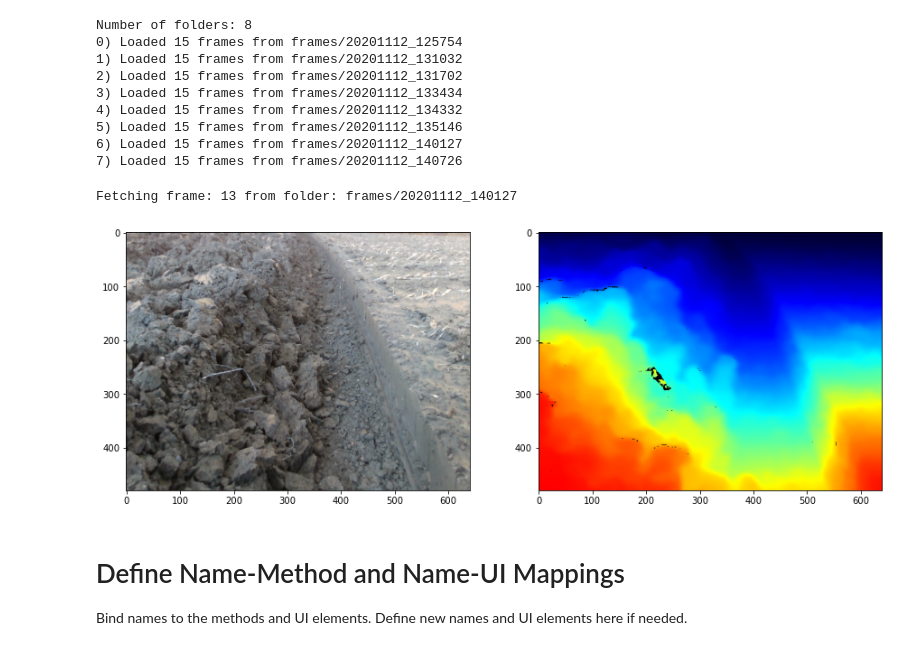
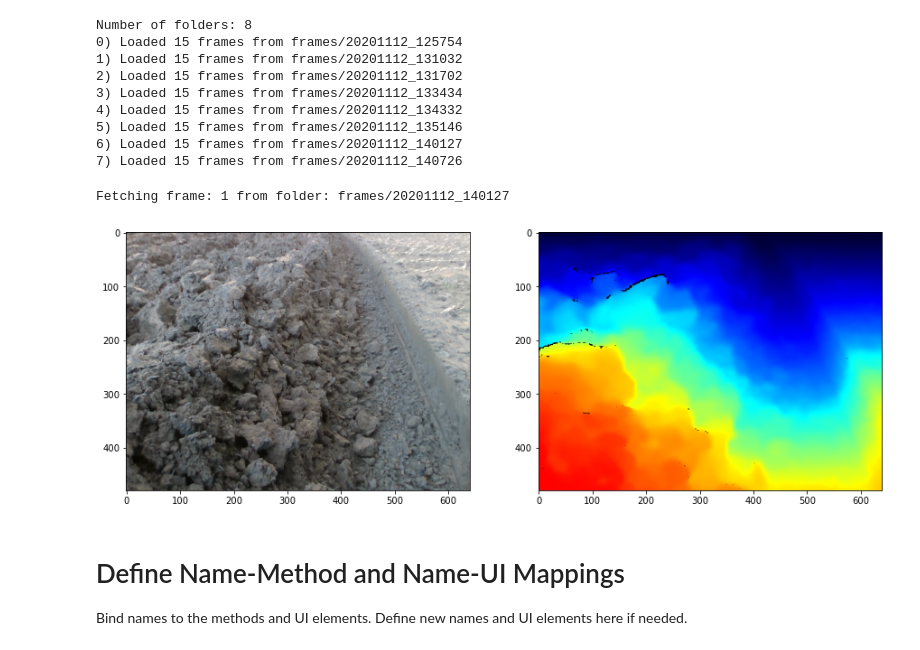
Before and after one commit to free-bit/furrow-edge-detector, a Jupyter notebook: Image Processing & Feature Detection.ipynb, the cells around one changed output. Cells and saved outputs as stored; diff of their text form; code cells hidden in the pictures.

```diff
--- a/Image Processing & Feature Detection.ipynb
+++ b/Image Processing & Feature Detection.ipynb
@@ -434,25 +571,25 @@ Number of folders: 8
 # %%
 # folder_indices = list(range(8))
 # folder_idx = str(random.choice(folder_indices))
 # print("Folder choice:", folder_idx)
 folder_idx = 6
 folder = folders[folder_idx]
 
 # file_indices = list(range(1, 16))
 # frame_idx = str(random.choice(file_indices))
 # print("Frame choice:", frame_idx)
-frame_idx = 12
+frame_idx = 0
 
 print("Fetching frame: {} from folder: {}".format(frame_idx+1, folder))
 rgb_img, depth_img, depth_arr = triplets_per_folder[folder][frame_idx]
 
 show_image_pairs(rgb_img, depth_img)
 
 # frame: 13 from folder: frames/20201112_133434 (3) -> "Grayscale", "Sobel Vertical", "Threshold", "Hough Line"
 # frame: 13 from folder: frames/20201112_140127 (6) -> "Grayscale", "Sobel Vertical", "Spatial Threshold", "Threshold", "Hough Line"
 # %% [output]
-Fetching frame: 13 from folder: frames/20201112_140127
+Fetching frame: 1 from folder: frames/20201112_140127
-[figure, old version]
+[figure, new version]
 # %% [markdown]
 # Define Name-Method and Name-UI Mappings
 
```
Also changed, not shown: parts of 24 cells of this notebook.
